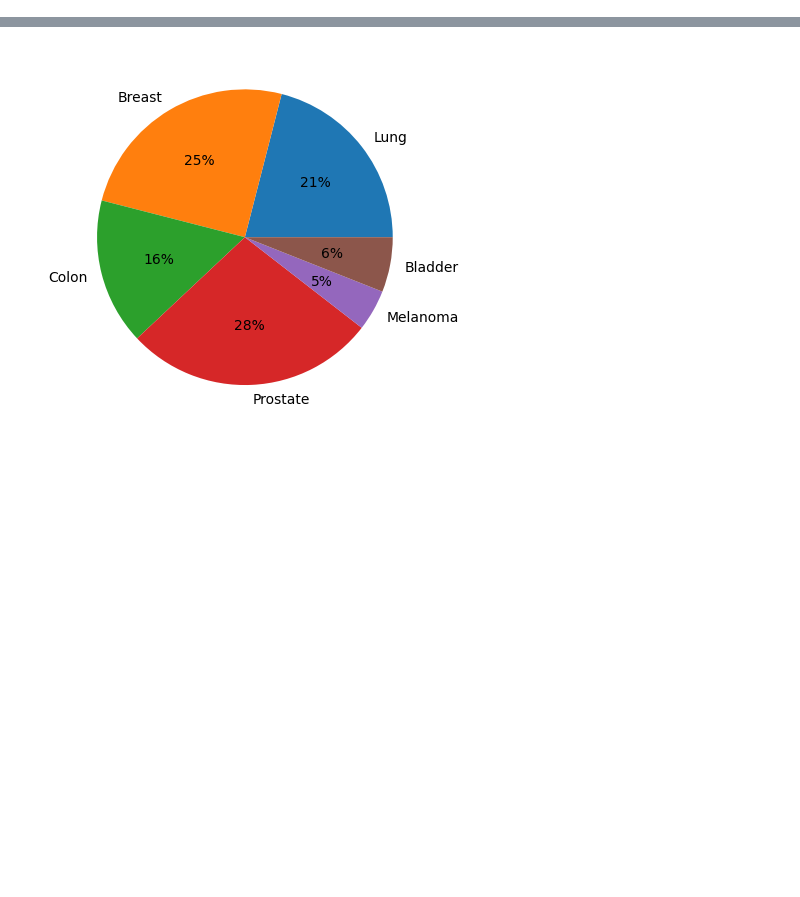
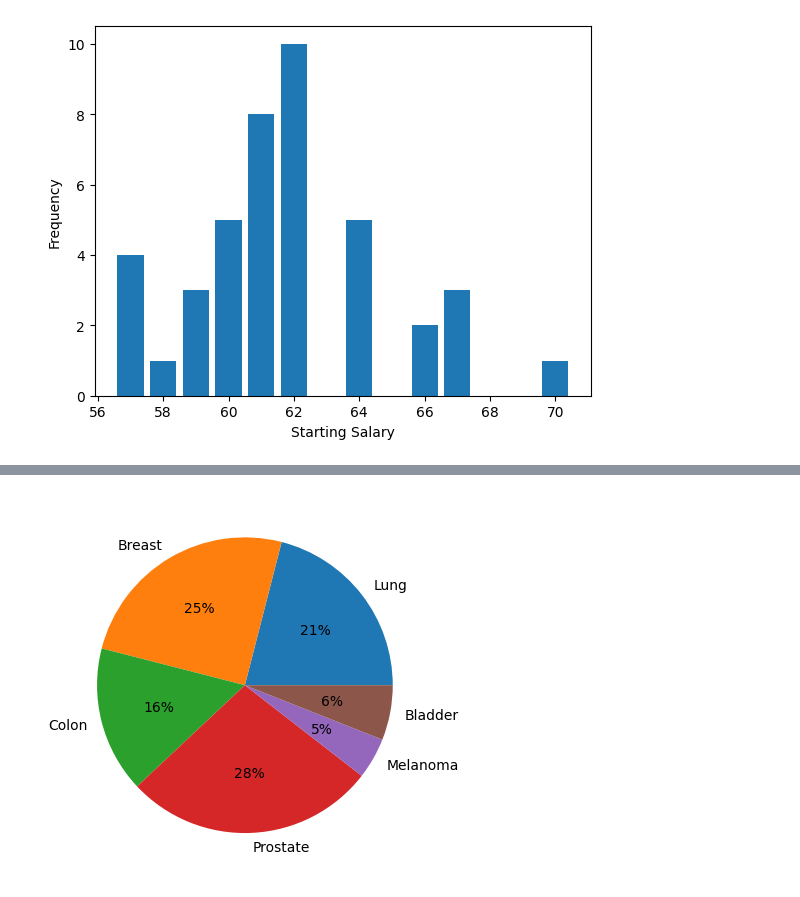
Before and after one commit to solvedbiscuit71/ml-notebook, a Jupyter notebook: Stats/2.2 Describing Data Set.ipynb, the cells around one changed output, grey strips where cells are left out. Drawn from its saved outputs; the diff is of its cells as text; code cells hidden in the pictures; blank space fills up the shorter version.

```diff
--- a/Stats/2.2 Describing Data Set.ipynb
+++ b/Stats/2.2 Describing Data Set.ipynb
@@ -77,0 +10,2 @@ dataset
+# %%
+salary = pd.read_csv(root_path + 'starting-salary.csv')
@@ -77,0 +27,8 @@ dataset
+# %%
+# Bar plot
+plt.bar(salary.iloc[:,0], salary.iloc[:,1])
+plt.xlabel('Starting Salary')
+plt.ylabel('Frequency')
+plt.show()
+# %% [output]
+[figure, added]
```
Also changed, not shown: parts of 30 cells of this notebook.
